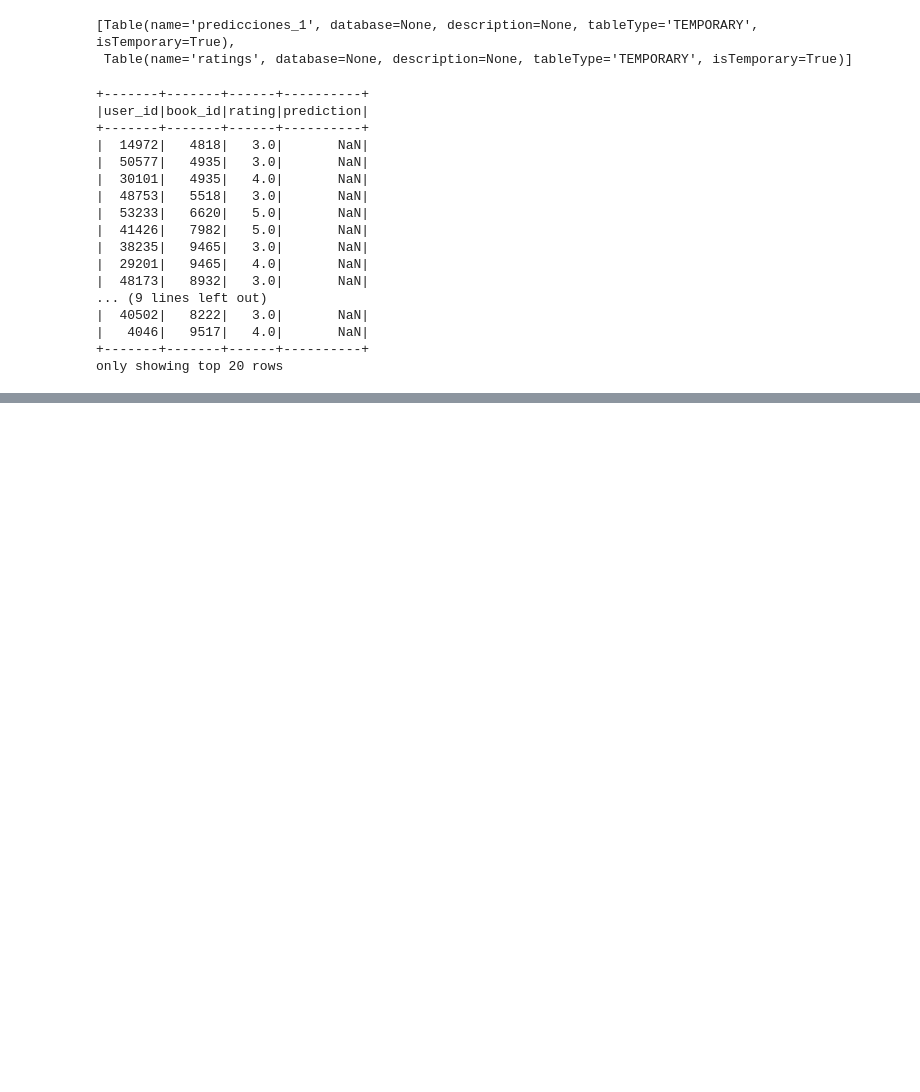
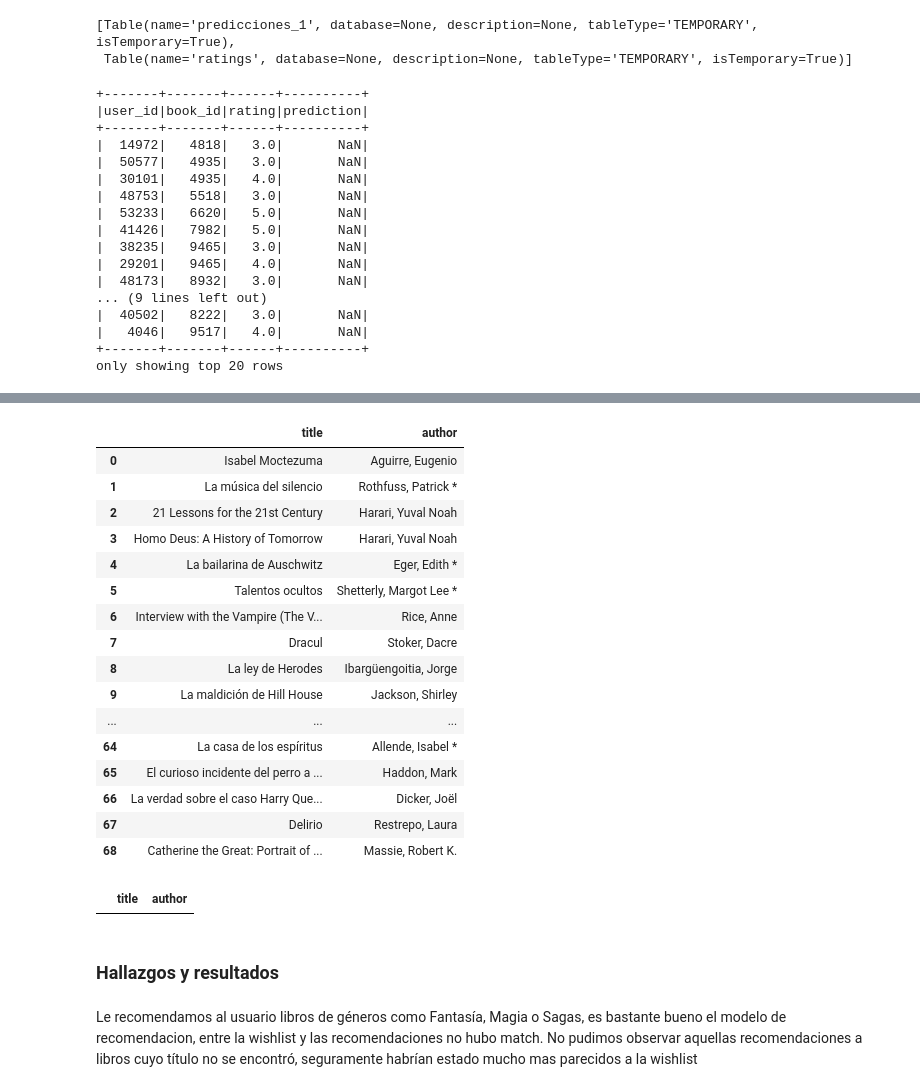
Before and after one commit to itscheel/NuevoRepo_BigData_Jennifer, a Jupyter notebook: tarea4 local.ipynb, the cells around one changed output, grey strips where cells are left out. Cells and saved outputs as stored; diff of their text form; code cells hidden in the pictures; blank space fills up the shorter version.

```diff
--- a/tarea4 local.ipynb
+++ b/tarea4 local.ipynb
@@ -827,0 +901,23 @@ test_predictions.show()
+# %%
+wl = pd.read_csv('../data/wishlist.csv')
+pd.set_option('display.max_rows', 500)
+# %%
+wl
+# %% [output]
+|  | title | author |
+| 0 | Isabel Moctezuma | Aguirre, Eugenio |
+| 1 | La música del silencio | Rothfuss, Patrick * |
+| 2 | 21 Lessons for the 21st Century | Harari, Yuval Noah |
+| 3 | Homo Deus: A History of Tomorrow | Harari, Yuval Noah |
+| 4 | La bailarina de Auschwitz | Eger, Edith * |
+| 5 | Talentos ocultos | Shetterly, Margot Lee * |
+| 6 | Interview with the Vampire (The V... | Rice, Anne |
+| 7 | Dracul | Stoker, Dacre |
+| 8 | La ley de Herodes | Ibargüengoitia, Jorge |
+| 9 | La maldición de Hill House | Jackson, Shirley |
+| ... | ... | ... |
+| 64 | La casa de los espíritus | Allende, Isabel * |
+| 65 | El curioso incidente del perro a ... | Haddon, Mark |
+| 66 | La verdad sobre el caso Harry Que... | Dicker, Joël |
+| 67 | Delirio | Restrepo, Laura |
+| 68 | Catherine the Great: Portrait of ... | Massie, Robert K. |
@@ -827,0 +926,8 @@ test_predictions.show()
+# %%
+wl[wl['title '].isin(l_recomendaciones)]
+# %% [output]
+|  | title | author |
+# %% [markdown]
+### Hallazgos y resultados
+# %% [markdown]
+ Le recomendamos al usuario libros de géneros como Fantasía, Magia o Sagas, es bastante bueno el modelo de recomendacion, entre la wishlist y las recomendaciones no hubo match. No pudimos observar aquellas recomendaciones a libros cuyo título no se encontró, seguramente habrían estado mucho mas parecidos a la wishlist
```
Also changed, not shown: parts of 43 cells of this notebook.
